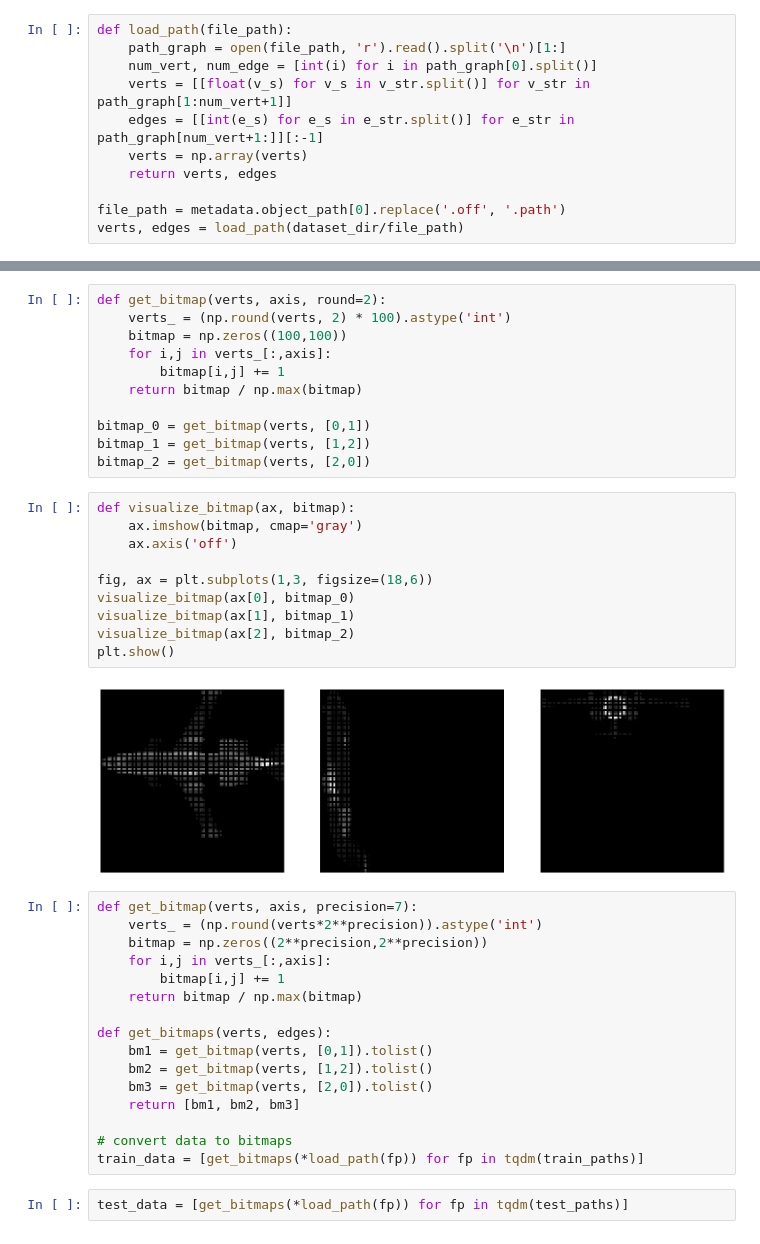
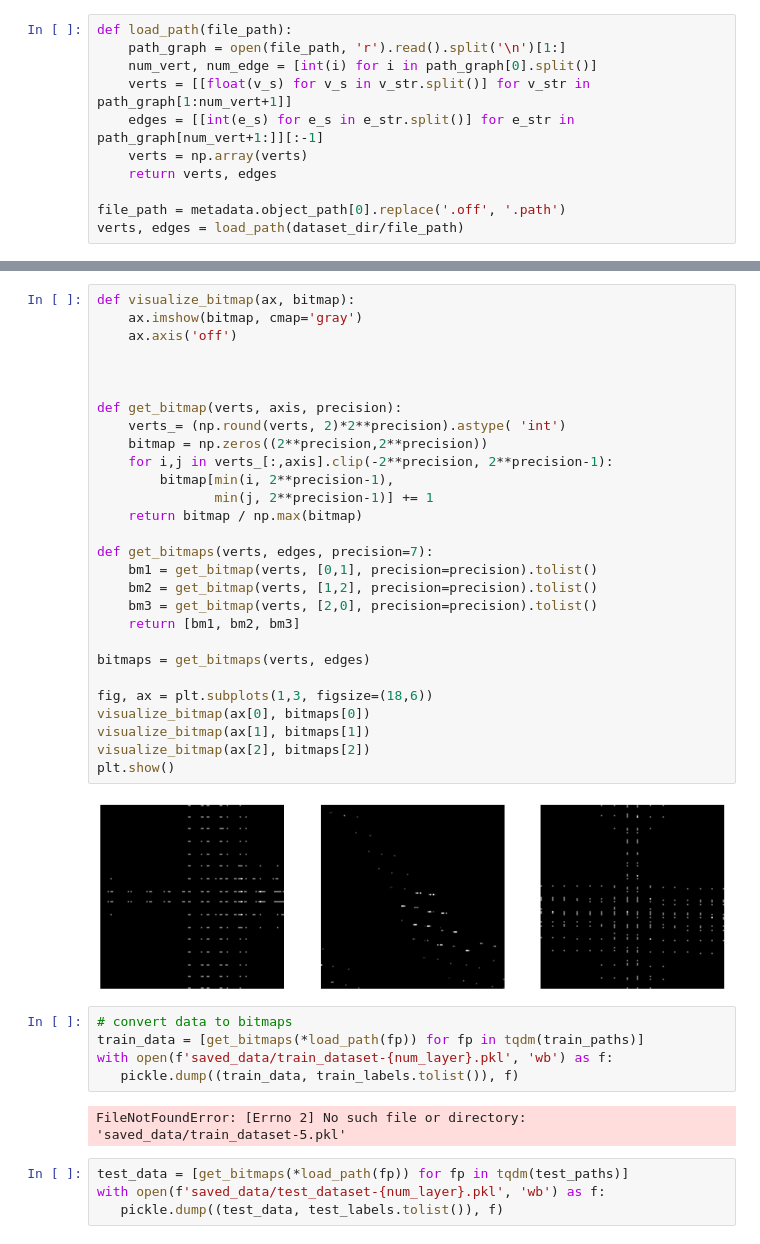
Before and after one commit to keran-w/3d-deep-learning, a Jupyter notebook: Notebooks/data_processing.ipynb, the cells around one changed output, grey strips where cells are left out. Drawn from its saved outputs; the diff is of its cells as text.

```diff
--- a/Notebooks/data_processing.ipynb
+++ b/Notebooks/data_processing.ipynb
@@ -110,41 +120,41 @@ visualize(verts, edges)
 # %%
-def get_bitmap(verts, axis, round=2):
-    verts_ = (np.round(verts, 2) * 100).astype('int')
-    bitmap = np.zeros((100,100))
-    for i,j in verts_[:,axis]:
-        bitmap[i,j] += 1
+def visualize_bitmap(ax, bitmap):
+    ax.imshow(bitmap, cmap='gray')
+    ax.axis('off')
+
+
+
+def get_bitmap(verts, axis, precision):
+    verts_= (np.round(verts, 2)*2**precision).astype( 'int')
+    bitmap = np.zeros((2**precision,2**precision))
+    for i,j in verts_[:,axis].clip(-2**precision, 2**precision-1):
+        bitmap[min(i, 2**precision-1),
+               min(j, 2**precision-1)] += 1
     return bitmap / np.max(bitmap)
 
-bitmap_0 = get_bitmap(verts, [0,1])
-bitmap_1 = get_bitmap(verts, [1,2])
-bitmap_2 = get_bitmap(verts, [2,0])
+def get_bitmaps(verts, edges, precision=7):
+    bm1 = get_bitmap(verts, [0,1], precision=precision).tolist()
+    bm2 = get_bitmap(verts, [1,2], precision=precision).tolist()
+    bm3 = get_bitmap(verts, [2,0], precision=precision).tolist()
+    return [bm1, bm2, bm3]
+
+bitmaps = get_bitmaps(verts, edges)
+
+fig, ax = plt.subplots(1,3, figsize=(18,6))
+visualize_bitmap(ax[0], bitmaps[0])
+visualize_bitmap(ax[1], bitmaps[1])
+visualize_bitmap(ax[2], bitmaps[2])
+plt.show()
+# %% [output]
+[figure, added]
-# %%
-def visualize_bitmap(ax, bitmap):
-    ax.imshow(bitmap, cmap='gray')
-    ax.axis('off')
-
-fig, ax = plt.subplots(1,3, figsize=(18,6))
-visualize_bitmap(ax[0], bitmap_0)
-visualize_bitmap(ax[1], bitmap_1)
-visualize_bitmap(ax[2], bitmap_2)
-plt.show()
-# %% [output]
-[figure, removed]
-# %%
-def get_bitmap(verts, axis, precision=7):
-    verts_ = (np.round(verts*2**precision)).astype('int')
-    bitmap = np.zeros((2**precision,2**precision))
-    for i,j in verts_[:,axis]:
-        bitmap[i,j] += 1
-    return bitmap / np.max(bitmap)
-
-def get_bitmaps(verts, edges):
-    bm1 = get_bitmap(verts, [0,1]).tolist()
-    bm2 = get_bitmap(verts, [1,2]).tolist()
-    bm3 = get_bitmap(verts, [2,0]).tolist()
-    return [bm1, bm2, bm3]
-
-# convert data to bitmaps
-train_data = [get_bitmaps(*load_path(fp)) for fp in tqdm(train_paths)]
+# %%
+# convert data to bitmaps
+train_data = [get_bitmaps(*load_path(fp)) for fp in tqdm(train_paths)]
+with open(f'saved_data/train_dataset-{num_layer}.pkl', 'wb') as f:
+   pickle.dump((train_data, train_labels.tolist()), f)
+# %% [output]
+FileNotFoundError: [Errno 2] No such file or directory: 'saved_data/train_dataset-5.pkl'
 # %%
 test_data = [get_bitmaps(*load_path(fp)) for fp in tqdm(test_paths)]
+with open(f'saved_data/test_dataset-{num_layer}.pkl', 'wb') as f:
+   pickle.dump((test_data, test_labels.tolist()), f)
```
Also changed, not shown: parts of 17 cells of this notebook, 2 other files.
